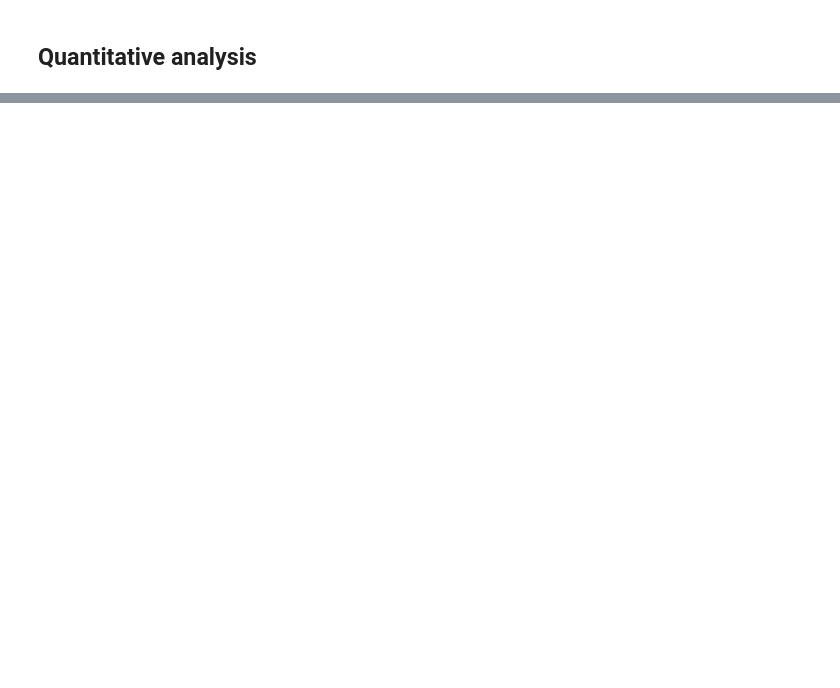
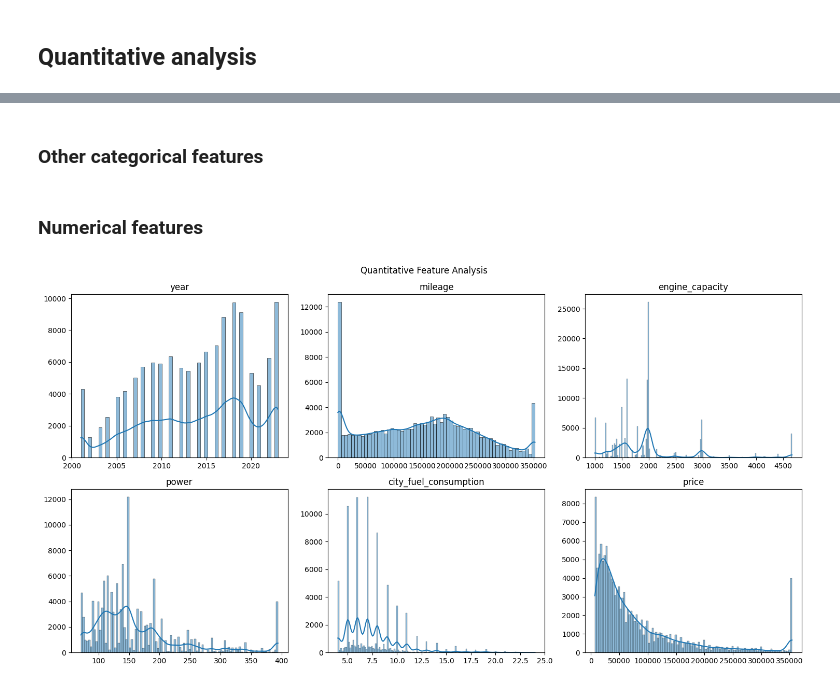
Before and after one commit to pawel-grzeszczyk/Car-Market-Analysis, a Jupyter notebook: data_analysis.ipynb, the cells around one changed output, grey strips where cells are left out. Cells and saved outputs as stored; diff of their text form; code cells hidden in the pictures; blank space fills up the shorter version.

Commit message:
Quantitative analysis categorical data

```diff
--- a/data_analysis.ipynb
+++ b/data_analysis.ipynb
@@ -15,0 +34,22 @@ data.head()
+# %%
+grouped_brand = data.groupby(['brand', 'model']).size().reset_index(name='count')
+
+brands = grouped_brand['brand'].unique()
+
+fig, axes = plt.subplots(5, 2, figsize=(12, 25))
+
+for i, brand in enumerate(brands):
+    brand_data = grouped_brand[grouped_brand['brand'] == brand]
+    row = i // 2
+    col = i % 2
+    ax = axes[row, col]
+
+    fig.subplots_adjust(hspace=0.6)
+
+    sns.barplot(data=brand_data, x='model', y='count', ax=ax)
+    ax.set_title(brand)
+    ax.set_xlabel('')
+    ax.set_ylabel('Count')
+    ax.set_xticklabels(ax.get_xticklabels(), rotation=90)
+
+plt.show()
@@ -15,0 +117,2 @@ data.head()
+# %% [markdown]
+### **Other categorical features**
@@ -15,0 +140,24 @@ data.head()
+# %% [markdown]
+### **Numerical features**
+# %%
+# Quantitative Analysis Plots
+quantitative_features = ['year', 'mileage', 'engine_capacity', 'power', 'city_fuel_consumption',  'price']
+
+# Create subplots for quantitative features
+num_rows = 2
+num_cols = 3
+fig, axes = plt.subplots(num_rows, num_cols, figsize=(15, 8))
+fig.suptitle('Quantitative Feature Analysis')
+
+for i, feature in enumerate(quantitative_features):
+    row = i // num_cols
+    col = i % num_cols
+    sns.histplot(data=data, x=feature, kde=True, ax=axes[row, col])
+    axes[row, col].set_title(feature)
+    axes[row, col].set_xlabel('')
+    axes[row, col].set_ylabel('')
+
+plt.tight_layout()
+plt.show()
+# %% [output]
+[figure, added]
```
Also changed, not shown: parts of 13 cells of this notebook, 1 other file.
